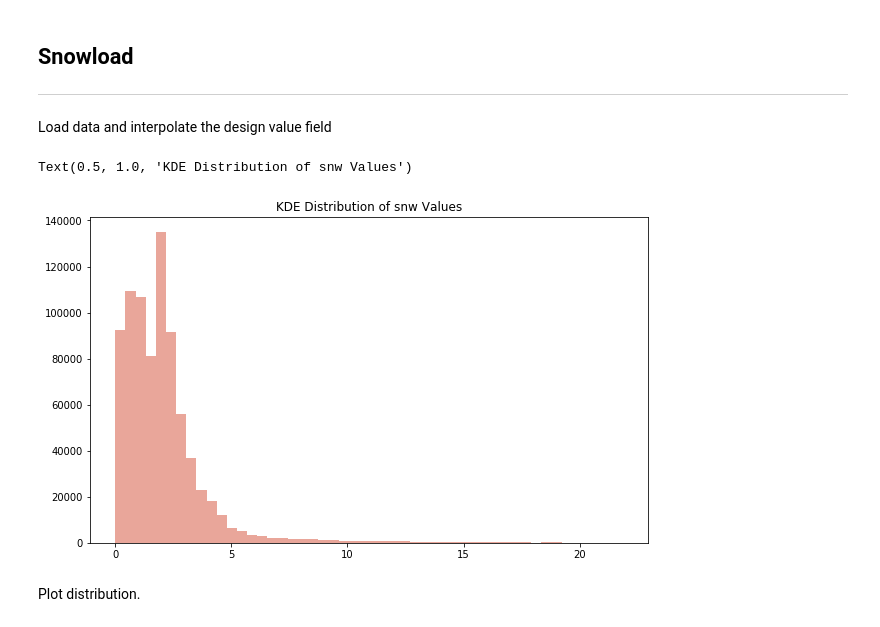
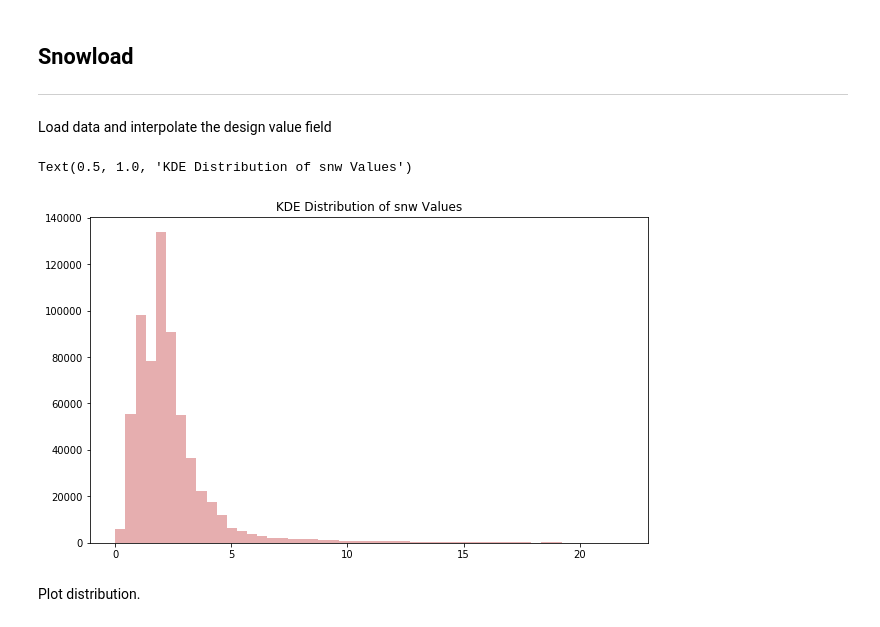
Before and after one commit to pacificclimate/climpyrical, a Jupyter notebook: notebooks/snow.ipynb, the cells around one changed output. Cells and saved outputs as stored; diff of their text form; code cells hidden in the pictures.

```diff
--- a/notebooks/snow.ipynb
+++ b/notebooks/snow.ipynb
@@ -28,30 +28,30 @@ Load data and interpolate the design value field
 # %%
 PATH = '/storage/data/projects/nrc/CanRCM4_large_ensemble/design_values/snw/snw_CanRCM4-LE_ens35_1951-2016_max_rl50_load.nc'
 mask_path = '/storage/home/nannau/mask.nc'
 dv = 'snw'
 
 interp_dict = get_interpolation(mask_path, PATH, dv)
-# master_idx = interp_dict['idx']
-midx = interp_dict['idx']
+master_idx = interp_dict['idx']
+# midx = interp_dict['idx']
 
-# north_master_idx = interp_dict['irlat_ens'] > -10.
+north_master_idx = interp_dict['irlat_ens'] > -7.
 
-# midx = np.logical_and(north_master_idx, master_idx)
+midx = np.logical_and(north_master_idx, master_idx)
 
 iens = (interp_dict['iens'][:, midx]).T
-oldiens = iens.copy()
+#oldiens = iens.copy()
 
 #from sklearn.preprocessing import StandardScaler
 #scaler = StandardScaler(with_mean=True, with_std=True)
 #iens = scaler.fit_transform(iens)
 
 plt.figure(figsize=(10, 6))
-sns.distplot(oldiens[..., 0], kde = False, kde_kws = {'shade': True,'linewidth': 3}, label='non-anomaly')
+# sns.distplot(oldiens[..., 0], kde = False, kde_kws = {'shade': True,'linewidth': 3}, label='non-anomaly')
 sns.distplot(iens[..., 0], kde = False, kde_kws = {'shade': True,'linewidth': 3}, label='anomaly')
 plt.title('KDE Distribution of {} Values'.format(dv))
 # %% [output]
 Text(0.5, 1.0, 'KDE Distribution of snw Values')
-[figure, old version]
+[figure, new version]
 # %% [markdown]
 Plot distribution.
 # %% [markdown]
```
Also changed, not shown: parts of 12 cells of this notebook.
